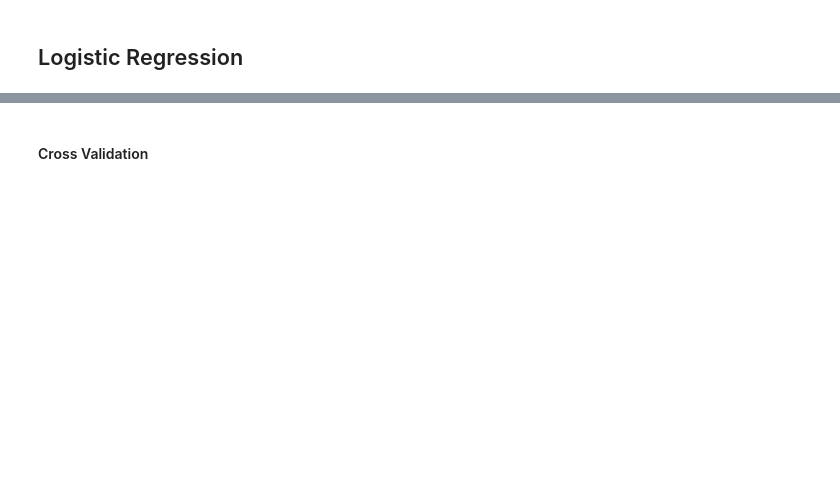
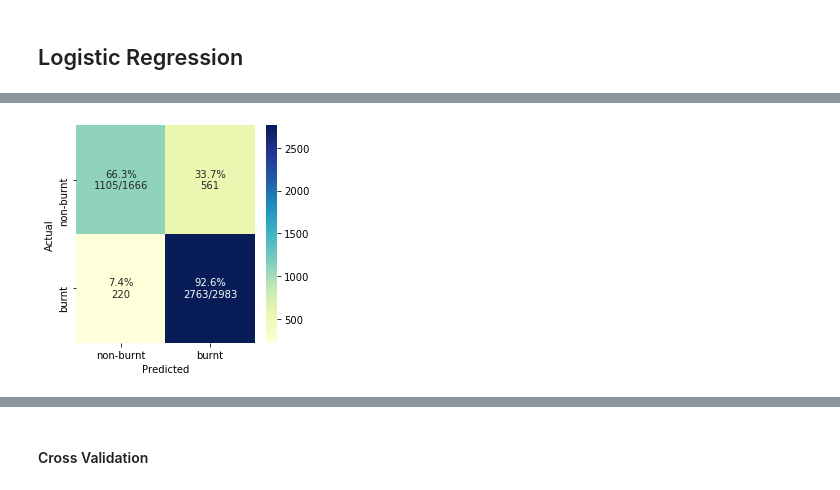
Before and after one commit to aalten77/wildfireassessment, a Jupyter notebook: Supervised Learning Burn Severity-ReducedDataset.ipynb, the cells around one changed output, grey strips where cells are left out. Cells and saved outputs as stored; diff of their text form; code cells hidden in the pictures; blank space fills up the shorter version.

```diff
--- a/Supervised Learning Burn Severity-ReducedDataset.ipynb
+++ b/Supervised Learning Burn Severity-ReducedDataset.ipynb
@@ -255,3 +260,7 @@ Normalized confusion matrix
+# %%
+plot_cm(y_test, y_predict, figsize=(4,4), classes=class_names, figname="results/bin_lr_cm.png")
+# %% [output]
+[figure, added]
 # %%
 print_scores(y_test, y_predict)
 # %% [output]
```
Also changed, not shown: parts of 48 cells of this notebook, 1 other file.
